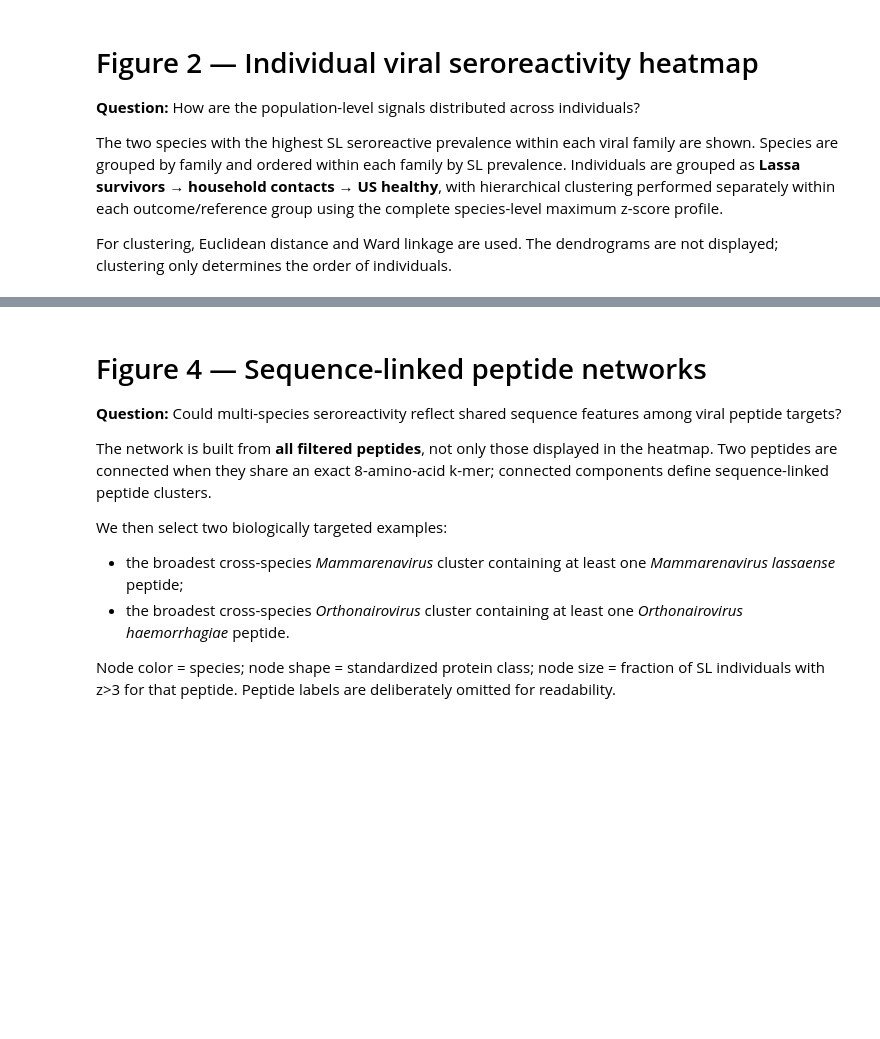
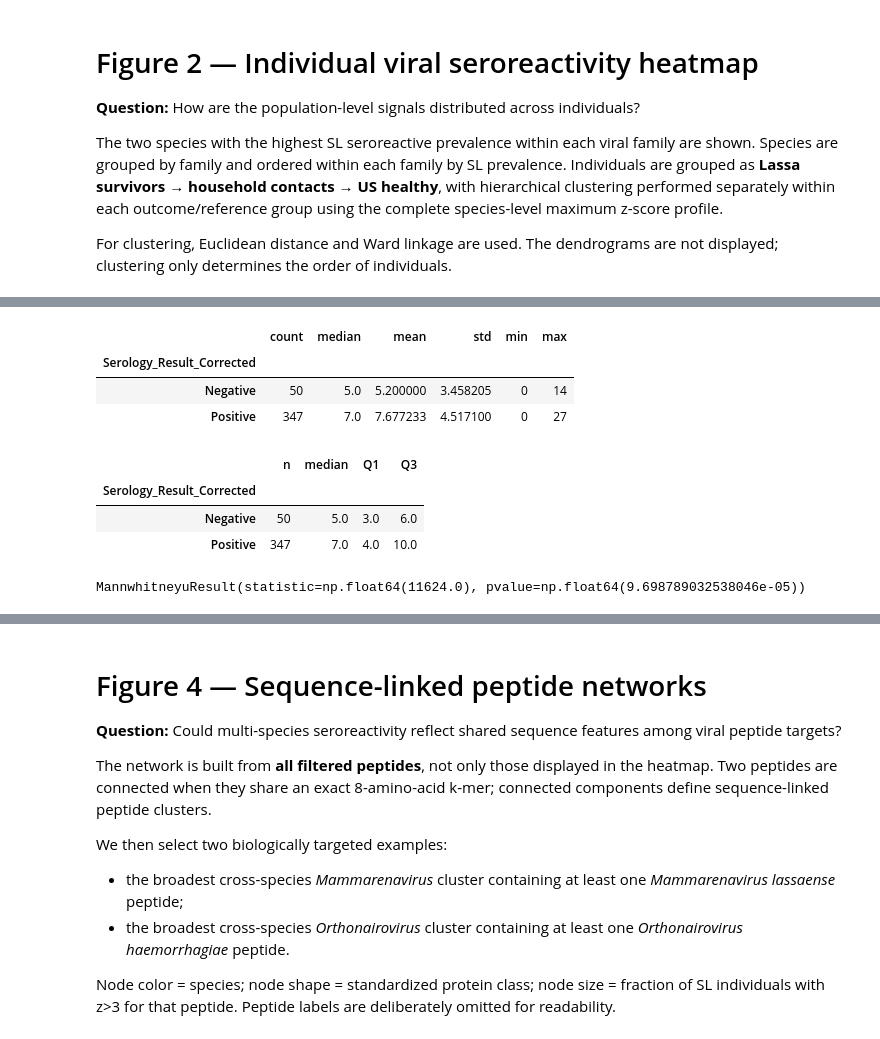
Before and after one commit to sporak577/lasv_phipseq_2026, a Jupyter notebook: Lassa_seroreactivity_paper_figures_clean_090726.ipynb, the cells around one changed output, grey strips where cells are left out. Drawn from its saved outputs; the diff is of its cells as text; code cells hidden in the pictures; blank space fills up the shorter version.

```diff
--- a/Lassa_seroreactivity_paper_figures_clean_090726.ipynb
+++ b/Lassa_seroreactivity_paper_figures_clean_090726.ipynb
@@ -63,9 +66,9 @@ FIG_DIR = './paper_figures'
 
 Only the standardized master peptide library is used to supply peptide sequence, accession, ICTV species/genus/family, and standardized protein information. The z-score files provide the participant-level seroreactivity measurements.
 # %%
-# ============================================================
-# 1. LOAD INPUTS
-# ============================================================
+
+# 1. LOAD INPUTS -
+
 
 import os
 os.makedirs(FIG_DIR, exist_ok=True)
@@ -73,6 +76,10 @@ os.makedirs(FIG_DIR, exist_ok=True)
 # Participant z-scores
 df_sl_z = pd.read_csv(Z_SL_FILE).set_index('peptide')
 df_hbdb_z = pd.read_csv(Z_HBDB_FILE).set_index('peptide')
+
+# participant rpk values
+df_sl_rpk = pd.read_csv(RPK_SL_FILE).set_index('peptide')
+df_hbdb_rpk = pd.read_csv(RPK_HBDB_FILE).set_index('peptide')
 # %% [markdown]
 ### 2. Define the filtered high-specificity peptide set
 
@@ -2582,0 +1903,12 @@ plt.show()
+# %%
+lasv = long[
+    long['species'] == 'Mammarenavirus lassaense'
+].copy()
+
+lasv_seroreactive = (
+    lasv.groupby('individual', as_index=False) #as_index =False to remain a regular column in the resulting dataframe
+    .agg(
+        n_LASV_reactive_peptides=('reactive', 'sum'),
+        LASV_seroreactive=('reactive', 'any')
+    )
+)
@@ -2582,0 +1927,39 @@ plt.show()
+# %%
+lasv_concordance.groupby('Serology_Result_Corrected')[
+    'n_LASV_reactive_peptides'
+].agg(['count', 'median', 'mean', 'std', 'min', 'max'])
+# %% [output]
+|  | count | median | mean | std | min | max |
+| Serology_Result_Corrected |  |  |  |  |  |  |
+| Negative | 50 | 5.0 | 5.200000 | 3.458205 | 0 | 14 |
+| Positive | 347 | 7.0 | 7.677233 | 4.517100 | 0 | 27 |
+# %%
+lasv_concordance.groupby('Serology_Result_Corrected')[
+    'n_LASV_reactive_peptides'
+].agg(
+    n='count',
+    median='median',
+    Q1=lambda x: x.quantile(0.25),
+    Q3=lambda x: x.quantile(0.75)
+)
+# %% [output]
+|  | n | median | Q1 | Q3 |
+| Serology_Result_Corrected |  |  |  |  |
+| Negative | 50 | 5.0 | 3.0 | 6.0 |
+| Positive | 347 | 7.0 | 4.0 | 10.0 |
+# %%
+from scipy.stats import mannwhitneyu
+
+neg = lasv_concordance.loc[
+    lasv_concordance['Serology_Result_Corrected'] == 'Negative',
+    'n_LASV_reactive_peptides'
+]
+
+pos = lasv_concordance.loc[
+    lasv_concordance['Serology_Result_Corrected'] == 'Positive',
+    'n_LASV_reactive_peptides'
+]
+
+mannwhitneyu(pos, neg, alternative='two-sided')
+# %% [output]
+MannwhitneyuResult(statistic=np.float64(11624.0), pvalue=np.float64(9.698789032538046e-05))
```
Also changed, not shown: parts of 26 cells of this notebook, 2 other files.
